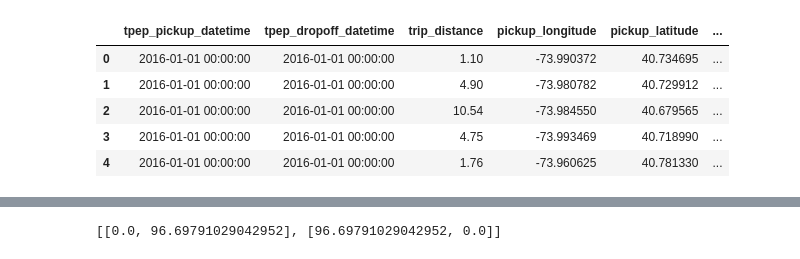
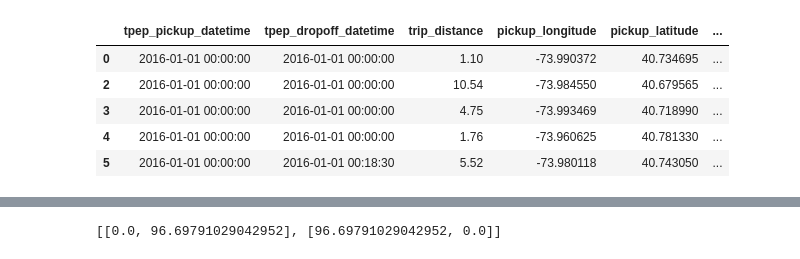
Before and after one commit to seehamrun/cs581_taxi_analysis, a Jupyter notebook: project.ipynb, the cells around one changed output, grey strips where cells are left out. Drawn from its saved outputs; the diff is of its cells as text; code cells hidden in the pictures.

```diff
--- a/project.ipynb
+++ b/project.ipynb
@@ -29,15 +36,17 @@ def distanceToLGA_dropoff(df):
     dmile = drad*180*60*1.15/np.pi
     return df.assign(dpo_LGA=dmile)
 trips = trips.pipe(distanceToLGA_dropoff)
-# %%
-trips.head()
-# %% [output]
-|  | tpep_pickup_datetime | tpep_dropoff_datetime | trip_distance | pickup_longitude | pickup_latitude | ... |
-| 0 | 2016-01-01 00:00:00 | 2016-01-01 00:00:00 | 1.10 | -73.990372 | 40.734695 | ... |
-| 1 | 2016-01-01 00:00:00 | 2016-01-01 00:00:00 | 4.90 | -73.980782 | 40.729912 | ... |
-| 2 | 2016-01-01 00:00:00 | 2016-01-01 00:00:00 | 10.54 | -73.984550 | 40.679565 | ... |
-| 3 | 2016-01-01 00:00:00 | 2016-01-01 00:00:00 | 4.75 | -73.993469 | 40.718990 | ... |
-| 4 | 2016-01-01 00:00:00 | 2016-01-01 00:00:00 | 1.76 | -73.960625 | 40.781330 | ... |
+# %%
+# filter out any trips that have 4 or more passengers since those are not shareable
+trips = trips.loc[trips["passenger_count"] < 4]
+trips.head()
+# %% [output]
+|  | tpep_pickup_datetime | tpep_dropoff_datetime | trip_distance | pickup_longitude | pickup_latitude | ... |
+| 0 | 2016-01-01 00:00:00 | 2016-01-01 00:00:00 | 1.10 | -73.990372 | 40.734695 | ... |
+| 2 | 2016-01-01 00:00:00 | 2016-01-01 00:00:00 | 10.54 | -73.984550 | 40.679565 | ... |
+| 3 | 2016-01-01 00:00:00 | 2016-01-01 00:00:00 | 4.75 | -73.993469 | 40.718990 | ... |
+| 4 | 2016-01-01 00:00:00 | 2016-01-01 00:00:00 | 1.76 | -73.960625 | 40.781330 | ... |
+| 5 | 2016-01-01 00:00:00 | 2016-01-01 00:18:30 | 5.52 | -73.980118 | 40.743050 | ... |
 # %%
 trips_fromLGA = trips.loc[trips['pku_LGA'] <= 0.5, :]
 #trips from LGA: pickup location in 0.5mile range of LGA coordinates, and dropoff location is outside of 0.5mile range
```
Also changed, not shown: parts of 3 cells of this notebook, 2 other files.
